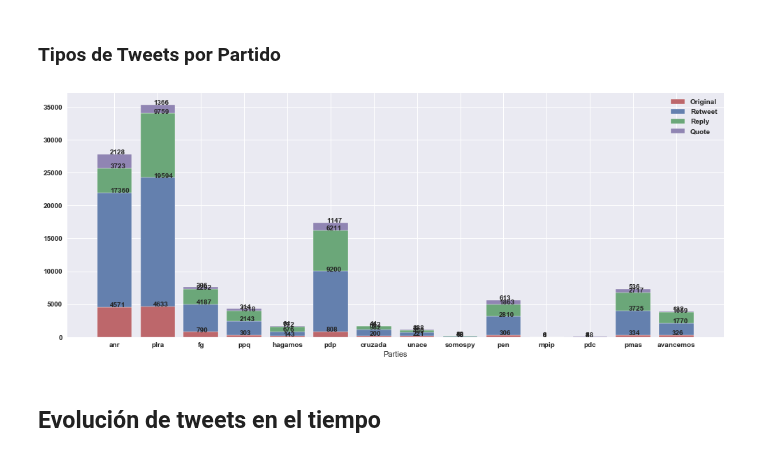
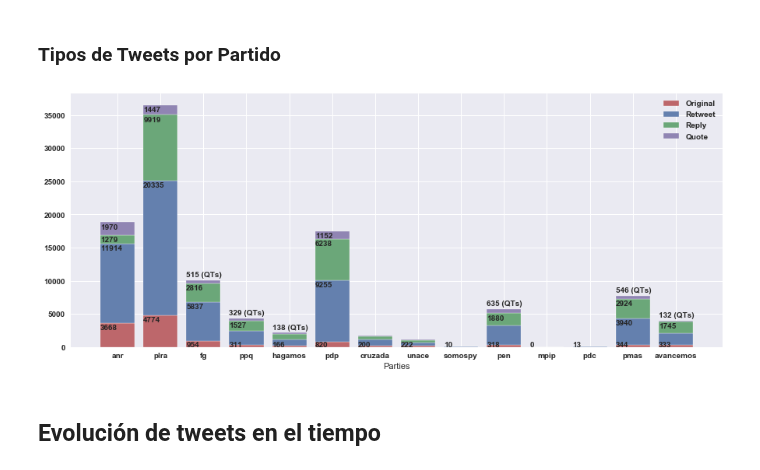
Before and after one commit to ParticipaPY/politic-bots, a Jupyter notebook: reports/notebooks/bots_politicos_generales_2018.ipynb, the cells around one changed output. Saved outputs shown, nothing was run; the diff lists cells and outputs as text; code cells hidden in the pictures.

```diff
--- a/reports/notebooks/bots_politicos_generales_2018.ipynb
+++ b/reports/notebooks/bots_politicos_generales_2018.ipynb
@@ -145,13 +145,13 @@ quotes_pdp = db.get_quotes(**{'partido': 'pdp'})
 num_quotes_pdp = len(quotes_pdp)
 # %%
 # Types of tweets (partido legislativo: cruzada nacional)
-original_tweets_cruzada = db.get_original_tweets(**{'partido': 'cruzada nacional'})
+original_tweets_cruzada = db.get_original_tweets(**{'partido': 'cruzada'})
 num_original_tweets_cruzada = len(original_tweets_cruzada)
-retweets_cruzada = db.get_retweets(**{'partido': 'cruzada nacional'})
+retweets_cruzada = db.get_retweets(**{'partido': 'cruzada'})
 num_retweets_cruzada = len(retweets_cruzada)
-replies_cruzada = db.get_replies(**{'partido': 'cruzada nacional'})
+replies_cruzada = db.get_replies(**{'partido': 'cruzada'})
 num_replies_cruzada = len(replies_cruzada)
-quotes_cruzada = db.get_quotes(**{'partido': 'cruzada nacional'})
+quotes_cruzada = db.get_quotes(**{'partido': 'cruzada'})
 num_quotes_cruzada = len(quotes_cruzada)
 # %%
 # Types of tweets (partido legislativo: unace)
@@ -197,13 +197,13 @@ quotes_mpip = db.get_quotes(**{'partido': 'mpip'})
 num_quotes_mpip = len(quotes_mpip)
 # %%
 # Types of tweets (partido legislativo: partido democrata cristiano)
-original_tweets_pdc = db.get_original_tweets(**{'partido': 'partido democrata cristiano'})
+original_tweets_pdc = db.get_original_tweets(**{'partido': 'pdc'})
 num_original_tweets_pdc = len(original_tweets_pdc)
-retweets_pdc = db.get_retweets(**{'partido': 'partido democrata cristiano'})
+retweets_pdc = db.get_retweets(**{'partido': 'pdc'})
 num_retweets_pdc = len(retweets_pdc)
-replies_pdc = db.get_replies(**{'partido': 'partido democrata cristiano'})
+replies_pdc = db.get_replies(**{'partido': 'pdc'})
 num_replies_pdc = len(replies_pdc)
-quotes_pdc = db.get_quotes(**{'partido': 'partido democrata cristiano'})
+quotes_pdc = db.get_quotes(**{'partido': 'pdc'})
 num_quotes_pdc = len(quotes_pdc)
 # %%
 # paraguay seguro (no data)
@@ -369,38 +369,85 @@ barWidth = 4
 # %%
 plt.style.use('seaborn')
 plt.figure(figsize=(15,6))
 
 # # Create brown bars
 or_bar = plt.bar(r, originals, color='#bd676b', edgecolor='white', width=barWidth, tick_label=originals)
 # # Create green bars (middle), on top of the firs ones
 rt_bar = plt.bar(r, retweets, bottom=originals, color='#6480ae', edgecolor='white', width=barWidth, tick_label=retweets)
 # # Create green bars (top)
 rp_bar = plt.bar(r, replies, bottom=bottom_for_replies, color='#6ba779', edgecolor='white', width=barWidth, tick_label=replies)
 # # Create green bars (top)
 qt_bar = plt.bar(r, quotes, bottom=bottom_for_quotes, color='#9085b3', edgecolor='white', width=barWidth, tick_label=quotes)
 
 # # Custom X axis
 plt.xticks(r, names, fontweight='bold')
 plt.xlabel("Parties")
 
 plt.legend((or_bar[0], rt_bar[0], rp_bar[0], qt_bar[0]), ('Original', 'Retweet', 'Reply', 'Quote'))
 
 x_bars = r + r + r + r
 
 # Text on the top of each barplot
 for i in range(len(originals)):
-    plt.text(x = x_bars[i]-0.5 , y = originals[i]+5, s = originals[i], size = 10)
-for i in range(len(retweets)):
-    plt.text(x = x_bars[i]-0.5 , y = originals[i]+retweets[i]+5, s = retweets[i], size = 10)
-for i in range(len(replies)):
-    plt.text(x = x_bars[i]-0.5 , y = bottom_for_replies[i]+replies[i]+5, s = replies[i], size = 10)
-for i in range(len(quotes)):
-    plt.text(x = x_bars[i]-0.5 , y = bottom_for_quotes[i]+quotes[i]+5, s = quotes[i], size = 10)
+    x = x_bars[i]-2
+
+    # Prepare de original bar
+    y = originals[i]-1000
+    prev_y = y
+    if y<0:
+        y = 0
+    s = str(originals[i])
+    plt.text(x, y, s, size = 10)
+
+    # Prepare de retweet bar
+    y = originals[i] + retweets[i]-1000
+    s = str(retweets[i])
+
+
+    # If diff between original and retweet too short, increase it
+    diff_prev = y - prev_y
+    prev_y = y
+    if diff_prev < 800:
+        y += 1500
+        s += " (RTs)"
+
+    if y>2500:
+        plt.text(x, y, s, size = 10)
+
+    # Prepare de replies bar
+    y = originals[i] + retweets[i] + replies[i] - 1000
+    s = str(replies[i])
+
+    # If diff between original and retweet too short, increase it
+    diff_prev = y - prev_y
+    prev_y = y
+    if diff_prev < 800:
+        y += 1500
+        s += " (RPs)"
+
+    if y>2500:
+        plt.text(x, y, s, size = 10)
+
+    # Prepare de quotes bar
+    y = originals[i] + retweets[i] + replies[i] + quotes[i]-1000
+    s = str(quotes[i])
+
+    # If diff between original and retweet too short, increase it
+    diff_prev = y - prev_y
+    prev_y = y
+    if diff_prev < 800:
+        y += 1500
+        s += " (QTs)"
+
+    if y>2500:
+        plt.text(x, y, s, size = 10)
+
+
 
 # # Show graphic
 plt.show()
 # %% [output]
-[figure, old version]
+[figure, new version]
 # %%
 # sns.set(style="whitegrid")
 
```
Also changed, not shown: parts of 48 cells of this notebook.
